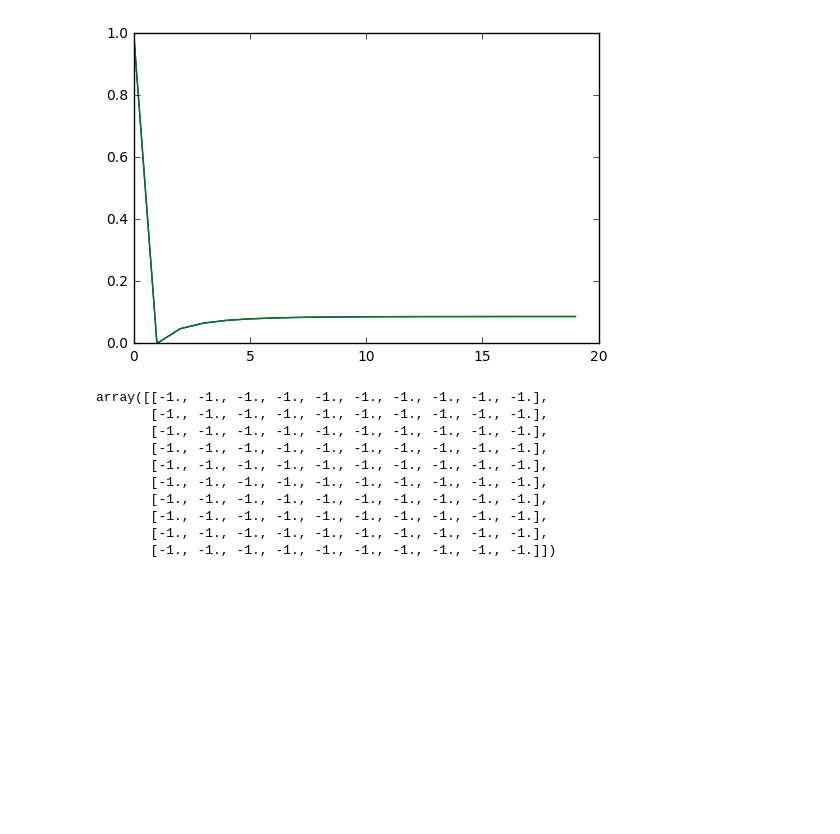
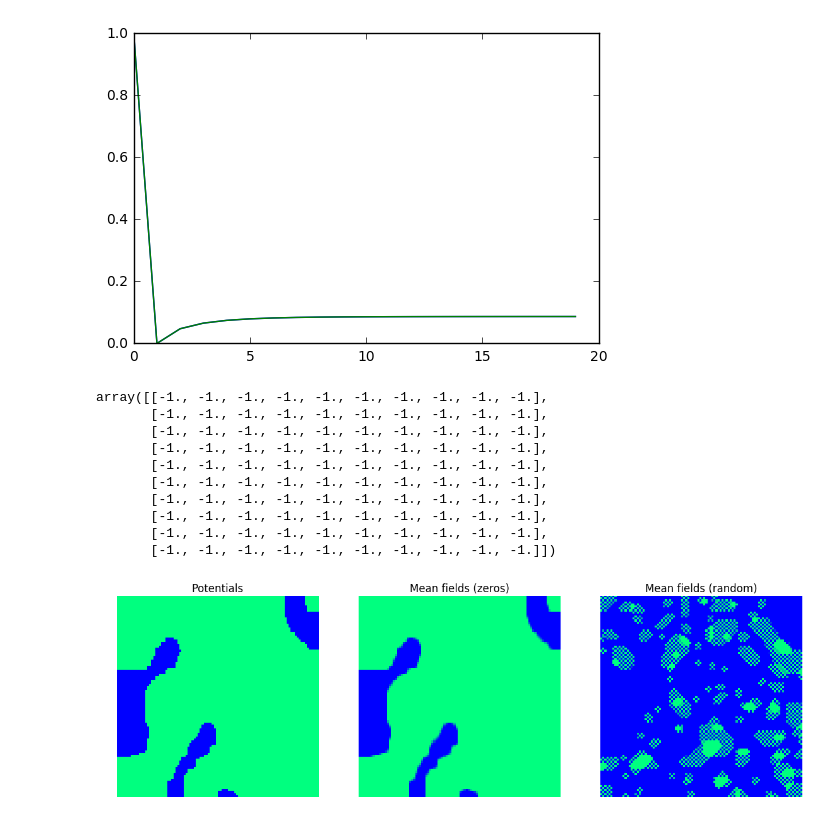
Before and after one commit to remilepriol/IsingGrid, a Jupyter notebook: Test_Ising2.ipynb, the cells around one changed output. Saved outputs shown, nothing was run; the diff lists cells and outputs as text; code cells hidden in the pictures; blank space fills up the shorter version.

```diff
--- a/Test_Ising2.ipynb
+++ b/Test_Ising2.ipynb
@@ -98,3 +98,29 @@ for a in np.linspace(0.02, 2, 10):
 
 print(numbiterlist)
 print(finalenergylist)
+# %%
+model = IsingGrid(100, 100)
+model.constant_init(0,10,10)
+grid = model.random_grid(0.3)
+model.linear_factors = model.gibbs_sampling(model.random_grid(.55))[0]
+plt.figure(figsize=(14,12))
+plt.subplot(131)
+plt.title('Potentials')
+plt.axis('off')
+plt.imshow(model.linear_factors, interpolation="nearest", cmap=plt.get_cmap('winter'), vmin=-1, vmax=1)
+
+model.meanfields(np.zeros((model.height,model.width)))
+plt.subplot(132)
+plt.title('Mean fields (zeros)')
+plt.axis('off')
+plt.imshow(model.mean_parameters, interpolation="nearest", cmap=plt.get_cmap('winter'), vmin=-1, vmax=1)
+
+model.meanfields(grid)
+plt.subplot(133)
+plt.title('Mean fields (random)')
+plt.axis('off')
+plt.imshow(model.mean_parameters, interpolation="nearest", cmap=plt.get_cmap('winter'), vmin=-1, vmax=1)
+
+plt.savefig('images/meanfield_qui_chie_a10.png')
+# %% [output]
+[figure, added]
```
Also changed, not shown: parts of 9 cells of this notebook, 3 other files.
